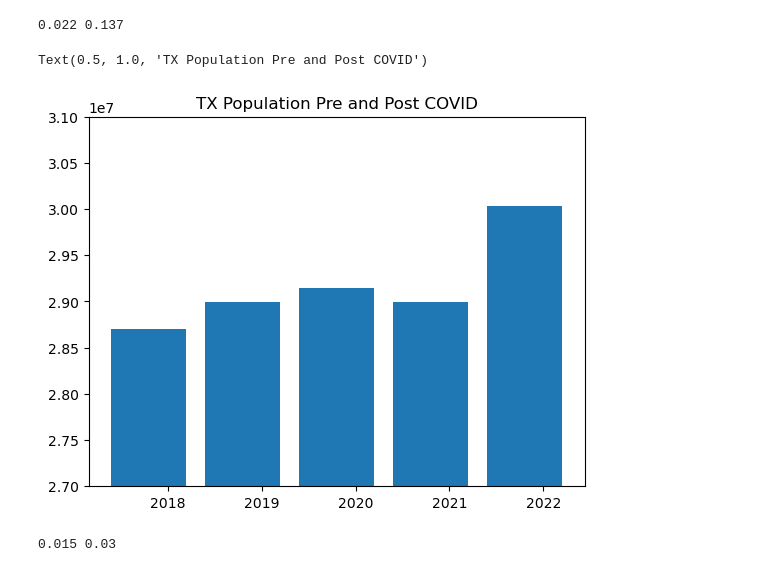
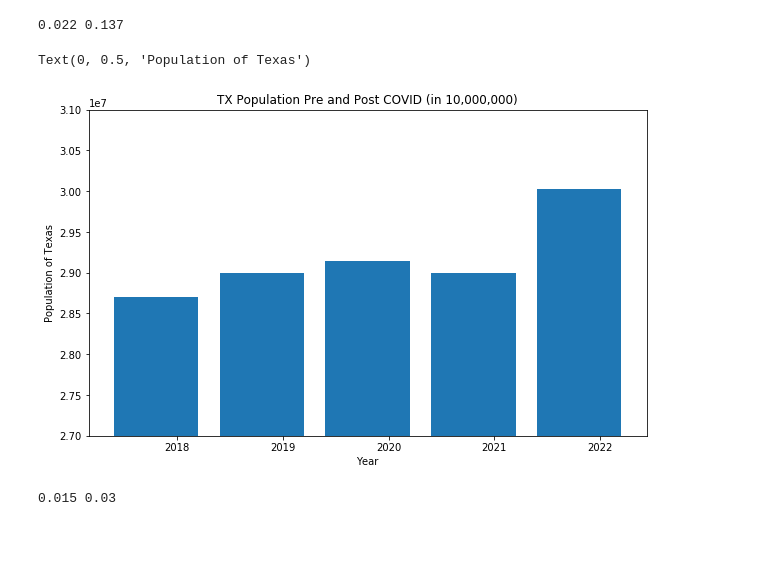
Before and after one commit to lynnlee2002/project-1, a Jupyter notebook: CODEine_project_1.ipynb, the cells around one changed output. Cells and saved outputs as stored; diff of their text form; code cells hidden in the pictures; blank space fills up the shorter version.

```diff
--- a/CODEine_project_1.ipynb
+++ b/CODEine_project_1.ipynb
@@ -824,15 +829,17 @@ print(cpi_2018_2020_roc,cpi_2020_2022_roc)
 0.022 0.137
 # %%
 # Create linear regression plot for Employment Rate vs Consumer Price index
-import numpy as np
 x_axis = np.arange(len(yearly_df["Year"]))
+plt.figure(figsize=(10,6))
 plt.xticks(x_axis, yearly_df["Year"])
 plt.bar(x_axis - 0.2, yearly_df["Population"], align = "center", label = "Population")
 plt.ylim([27000000,31000000])
-plt.title("TX Population Pre and Post COVID")
+plt.title("TX Population Pre and Post COVID (in 10,000,000)")
+plt.xlabel("Year")
+plt.ylabel("Population of Texas")
 # %% [output]
-Text(0.5, 1.0, 'TX Population Pre and Post COVID')
+Text(0, 0.5, 'Population of Texas')
-[figure, old version]
+[figure, new version]
 # %%
 #Calculate rates of change for population
 population_2018_2020_roc = round(((population_2020/population_2018)-1),3)
```
Also changed, not shown: parts of 19 cells of this notebook, 2 other files.
